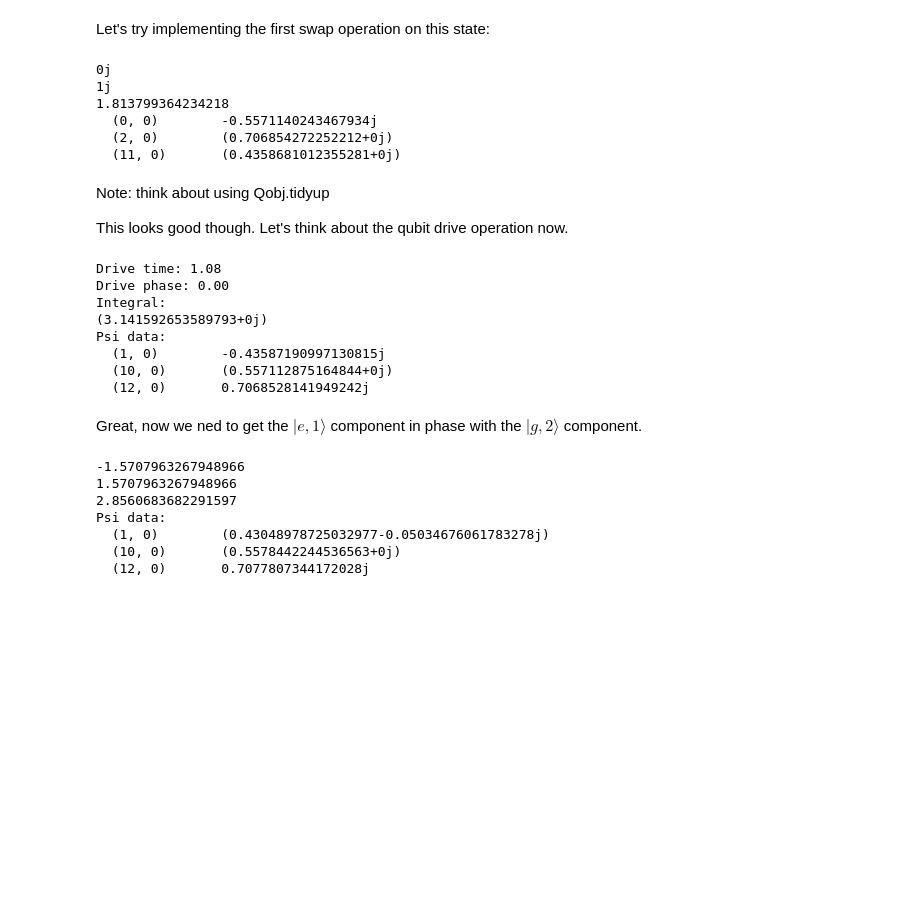
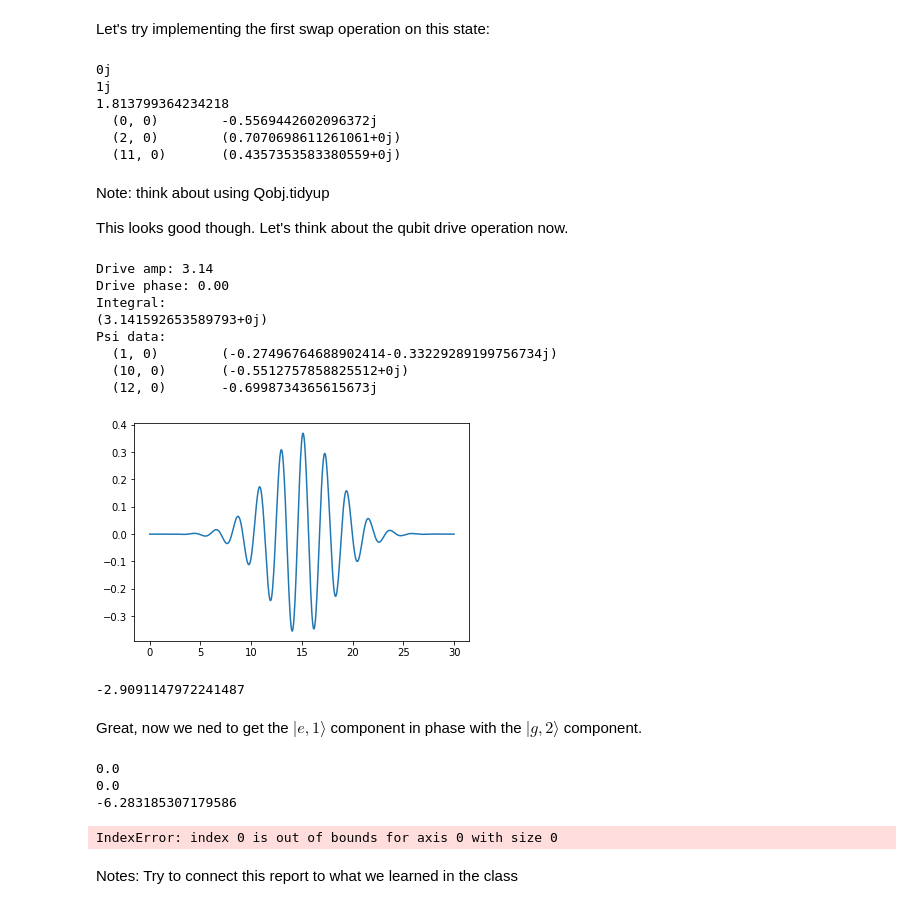
Before and after one commit to henryando/HofheinzProject, a Jupyter notebook: StateGeneration.ipynb, the cells around one changed output. Drawn from its saved outputs; the diff is of its cells as text; code cells hidden in the pictures; blank space fills up the shorter version.

Commit message:
Begin switching drive pulse to Gaussian envelope

```diff
--- a/StateGeneration.ipynb
+++ b/StateGeneration.ipynb
@@ -20,8 +20,11 @@ w_r = 2 * np.pi * 6.570  # resonator frequency in GHz
 omega = 2 * np.pi * 19e-3  # qubit/cavity interaction strength in GHz
 delta_on = 0  # qubit/cavity detuning when on resonance
 delta_off = - 2 * np.pi * 463e-3  # qubit/cavity detuning when off resonance in GHz
+pulse_width = 8  # qubit drive pulse FWHM in ns
+pulse_sig = pulse_width / (2 * np.sqrt(2 * np.log(2)))
+pulse_time = 30  # the length of time to allow (should be more than twice pulse_width to get most of the Gaussian)
 N = 10  # the number of Fock states to include
-dt = 0.001  # the time increment to use in numerical evolutions, in ns
+dt = 0.05  # the time increment to use in numerical evolutions, in ns
 # %% [markdown]
 And let's also define the operators we will need.
 # %%
@@ -91,14 +93,14 @@ def qubit_drive_phase(c1, c2):
     return np.angle(c2 / c1)
 
 
-def qubit_drive_time(c1, c2):
-    """Return the appropriate time for the qubit drive pulse given a state c1 |e, n> + c2 |g, n> and
-    assuming the drive amplitude is Delta_off.
+def qubit_drive_amp(c1, c2):
+    """Return the appropriate amplitude for the qubit drive pulse given a state c1 |e, n> + c2 |g, n> and
+    assuming the drive time is pulse_time.
     """
     if c2 == 0:
-        return - np.pi / delta_off
+        return np.pi
     else:
-        return - 2 * np.arcsin(np.abs(c1 / c2)) / delta_off
+        return 2 * np.arcsin(np.abs(c1 / c2))
 # %% [markdown]
 Now we are to the point of working out the actual pulse sequences for the time dependent Hamiltonian.
 
@@ -156,15 +158,16 @@ print(s * omega)  # check we get the right value for the swap time; this should
 times = time_axis(s)
 result = sesolve(Hc, psi, times, [])
 psi = result.states[-1]
-psi0.tidyup(atol=1e-3)
-print(psi0.data)
+psi.tidyup(atol=1e-3)
+print(psi.data)
+psi0 = psi
 # %% [output]
 0j
 1j
 1.813799364234218
-  (0, 0)        -0.5571140243467934j
-  (2, 0)        (0.706854272252212+0j)
-  (11, 0)       (0.4358681012355281+0j)
+  (0, 0)        -0.5569442602096372j
+  (2, 0)        (0.7070698611261061+0j)
+  (11, 0)       (0.4357353583380559+0j)
 # %% [markdown]
 Note: think about using Qobj.tidyup
 
@@ -174,32 +177,42 @@ psi = psi0
 n = 2
 c1 = get_ind(psi, 0, n)  # |e, n>
 c2 = get_ind(psi, 1, n)  # |g, n>
-drivetime = qubit_drive_time(c1, c2)
+driveamp = qubit_drive_amp(c1, c2)
 drivephase = qubit_drive_phase(c1, c2)
-print("Drive time: %.2f" % drivetime)
+print("Drive amp: %.2f" % driveamp)
 print("Drive phase: %.2f" % drivephase)
 print("Integral:")
-print(- drivetime * delta_off * np.exp(1j * drivephase))
-times = time_axis(drivetime)
+print(driveamp * np.exp(1j * drivephase))
+times = time_axis(pulse_time)
 def omegaq(t, args):
-    return np.exp(-1j * drivephase - 1j * t * delta_off)
+    return driveamp * np.exp(-1j * drivephase - 1j * t * delta_off
+                  - ((t - pulse_time / 2)**2) / (2 * pulse_sig ** 2)) / np.sqrt(2 * np.pi * pulse_sig**2)
 def omegaqdag(t, args):
-    return np.exp(1j * drivephase + 1j * t * delta_off)
+    return np.conj(omegaq(t, args))
 result = sesolve([Hq, [Hd.dag(), omegaqdag], [Hd, omegaq]], psi, times, [])
 psi = result.states[-1]
-psi.tidyup(atol=1e-3)
+psi.tidyup(atol=1e-1)
 print("Psi data:")
 print(psi.data)
-psi0 = psi
 # %% [output]
-Drive time: 1.08
+Drive amp: 3.14
 Drive phase: 0.00
 Integral:
 (3.141592653589793+0j)
 Psi data:
-  (1, 0)        -0.43587190997130815j
-  (10, 0)       (0.557112875164844+0j)
-  (12, 0)       0.7068528141949242j
+  (1, 0)        (-0.27496764688902414-0.33229289199756734j)
+  (10, 0)       (-0.5512757858825512+0j)
+  (12, 0)       -0.6998734365615673j
+# %%
+plt.figure()
+plt.plot(times, np.real(omegaq(times, [])))
+plt.show()
+# %% [output]
+[figure, added]
+# %%
+print(delta_off)
+# %% [output]
+-2.9091147972241487
 # %% [markdown]
 Great, now we ned to get the $|e, 1\rangle$ component in phase with the $|g, 2 \rangle$ component.
 # %%
@@ -216,10 +229,9 @@ psi.tidyup(atol=1e-3)
 print("Psi data:")
 print(psi.data)
 # %% [output]
--1.5707963267948966
-1.5707963267948966
-2.8560683682291597
-Psi data:
-  (1, 0)        (0.43048978725032977-0.05034676061783278j)
-  (10, 0)       (0.5578442244536563+0j)
-  (12, 0)       0.7077807344172028j
+0.0
+0.0
+-6.283185307179586
+IndexError: index 0 is out of bounds for axis 0 with size 0
+# %% [markdown]
+Notes: Try to connect this report to what we learned in the class
```
Also changed, not shown: parts of 1 cell of this notebook.
